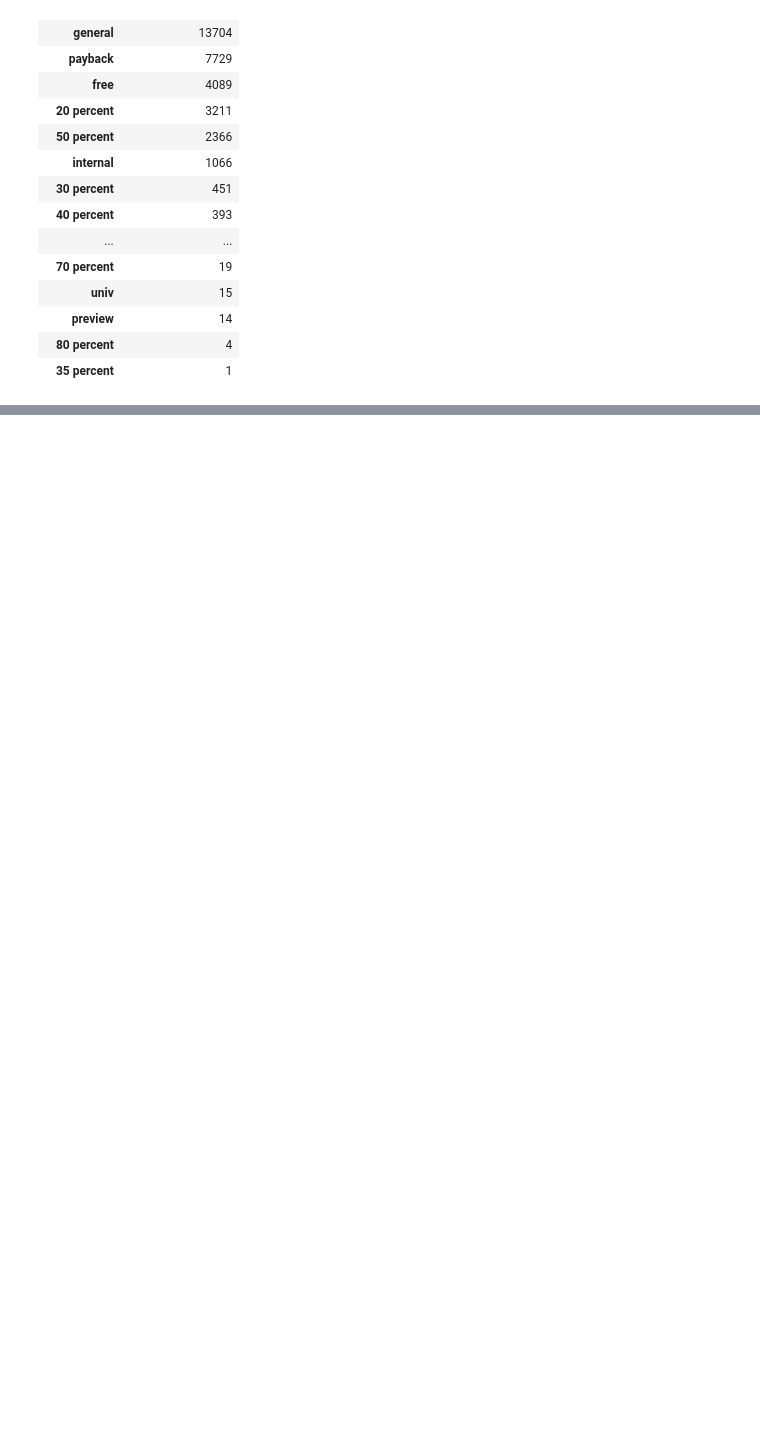
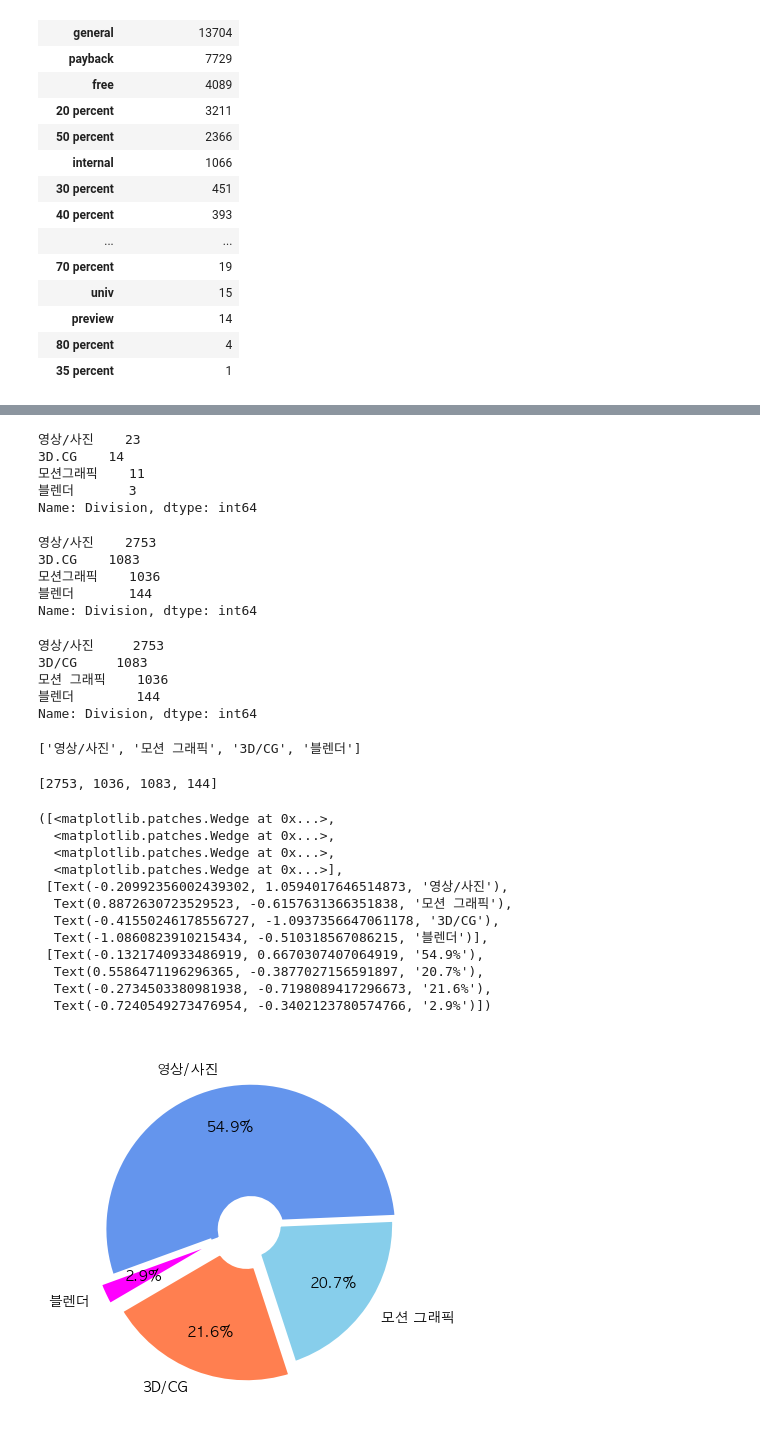
Before and after one commit to jasonheesanglee/YEAR_DREAM, a Jupyter notebook: FC_PJT/FC_PJT2.ipynb, the cells around one changed output, grey strips where cells are left out. Drawn from its saved outputs; the diff is of its cells as text; code cells hidden in the pictures; blank space fills up the shorter version.

```diff
--- a/FC_PJT/FC_PJT2.ipynb
+++ b/FC_PJT/FC_PJT2.ipynb
@@ -661,0 +761,62 @@ plt.xticks([0,1,2,3,4,5,6,7,8,9,10,11] , ['1월','2월','3월','4월','5월','6
+# %%
+only_name["Division"] = answer
+only_name["Division"].value_counts()
+# %% [output]
+영상/사진    23
+3D.CG    14
+모션그래픽    11
+블렌더       3
+Name: Division, dtype: int64
+# %%
+# 전체 데이터에 병합
+merge_data = program_buy_3d.merge(only_name,how = "left")
+# %%
+# 소 카테고리별 구매 건수
+merge_data[merge_data['l_categories'] == "영상/3D"]["Division"].value_counts()
+# %% [output]
+영상/사진    2753
+3D.CG    1083
+모션그래픽    1036
+블렌더       144
+Name: Division, dtype: int64
+# %%
+ThreeD_total = merge_data[merge_data['l_categories'] == "영상/3D"]["Division"].value_counts()
+ThreeD_total.index = ["영상/사진" , "3D/CG" , "모션 그래픽" , "블렌더"]
+ThreeD_total
+# %% [output]
+영상/사진     2753
+3D/CG     1083
+모션 그래픽    1036
+블렌더        144
+Name: Division, dtype: int64
+# %%
+index_list = [ThreeD_total.index[0] , ThreeD_total.index[2], ThreeD_total.index[1], ThreeD_total.index[3] ]
+value_list = [ThreeD_total.values[0] , ThreeD_total.values[2], ThreeD_total.values[1], ThreeD_total.values[3] ]
+# %%
+index_list
+# %% [output]
+['영상/사진', '모션 그래픽', '3D/CG', '블렌더']
+# %%
+value_list
+# %% [output]
+[2753, 1036, 1083, 144]
+# %%
+wedgeprops={'width': 0.8, 'edgecolor': 'w', 'linewidth': 5}
+plt.pie(x= np.array(value_list) / np.array(value_list).sum() * 100 \
+    , labels = index_list , autopct='%.1f%%' , wedgeprops=wedgeprops,\
+        textprops={'size':10}, pctdistance = 0.7, startangle = 200, counterclock = False, explode= (-0.02,-0.02,0.07,0.1),
+        colors = ["cornflowerblue" ,"skyblue", "coral","fuchsia"])
+# %% [output]
+([<matplotlib.patches.Wedge at 0x...>,
+  <matplotlib.patches.Wedge at 0x...>,
+  <matplotlib.patches.Wedge at 0x...>,
+  <matplotlib.patches.Wedge at 0x...>],
+ [Text(-0.20992356002439302, 1.0594017646514873, '영상/사진'),
+  Text(0.8872630723529523, -0.6157631366351838, '모션 그래픽'),
+  Text(-0.41550246178556727, -1.0937356647061178, '3D/CG'),
+  Text(-1.0860823910215434, -0.510318567086215, '블렌더')],
+ [Text(-0.1321740933486919, 0.6670307407064919, '54.9%'),
+  Text(0.5586471196296365, -0.3877027156591897, '20.7%'),
+  Text(-0.2734503380981938, -0.7198089417296673, '21.6%'),
+  Text(-0.7240549273476954, -0.3402123780574766, '2.9%')])
+[figure, added]
```
Also changed, not shown: parts of 81 cells of this notebook.
